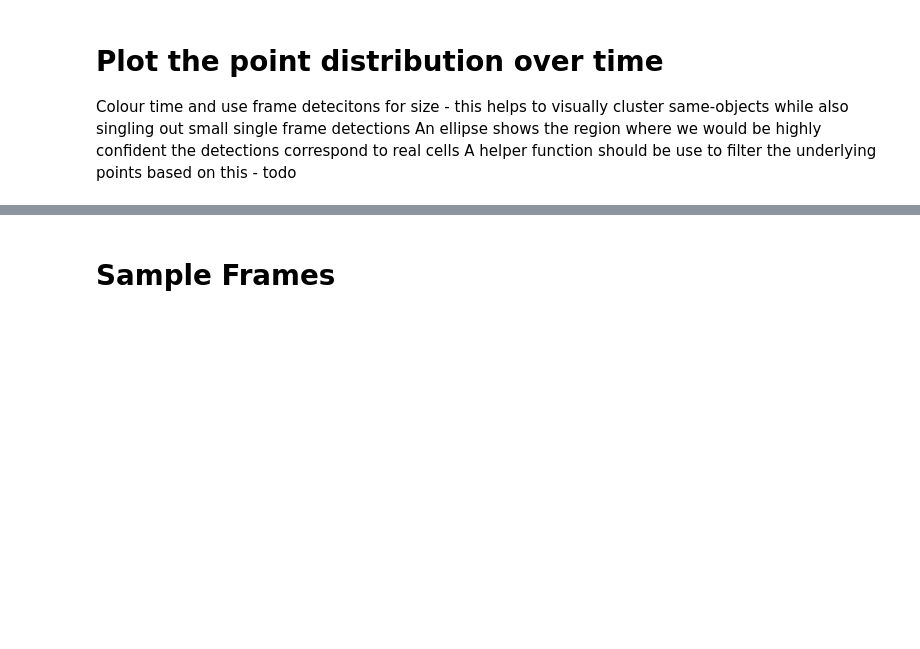
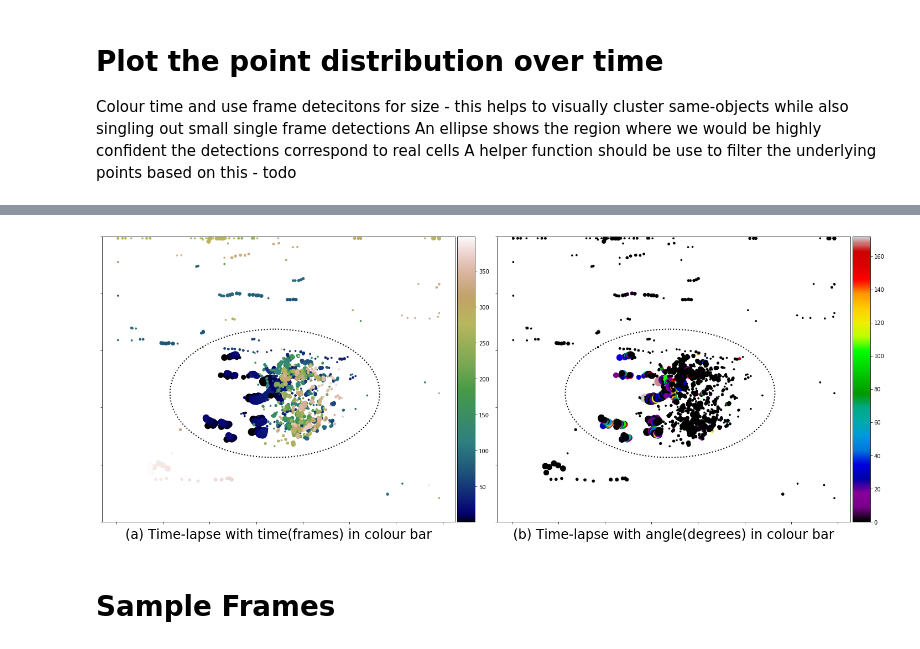
Before and after one commit to GiovanniSena/LiSM_CYCB_tracking, a Jupyter notebook: figures.ipynb, the cells around one changed output, grey strips where cells are left out. Saved outputs shown, nothing was run; the diff lists cells and outputs as text; code cells hidden in the pictures; blank space fills up the shorter version.

```diff
--- a/figures.ipynb
+++ b/figures.ipynb
@@ -16,4 +31,13 @@ c = context.folder_context("C:/Users/mrsir/Box Sync/CYCB-GFP/cut/April 4 (cut ru
 Colour time and use frame detecitons for size - this helps to visually cluster same-objects while also singling out small single frame detections
 An ellipse shows the region where we would be highly confident the detections correspond to real cells
 A helper function should be use to filter the underlying points based on this - todo
+# %%
+import pandas as pd
+import numpy as np
+from numpy import nan
+stats= pd.read_csv("./cached_datax/tree_stats.csv").drop("Unnamed: 0",1)
+stats =stats.reset_index()
+# %%
+#todo - i changed out the data index is set by default, need to update
+stats["data_t_index"] = stats["data_t_index"].fillna(stats["index"])
 # %%
@@ -39,5 +59,5 @@ angles = expand_angles(stats)
 # %%
-df=pd.read_csv("./cached_datax/data.csv.temp").drop("Unnamed: 0",1)
+df=pd.read_csv("./cached_datax/data.csv").drop("Unnamed: 0",1)
 df = pd.merge(df,angles,on=["t","key"],how="left")
 df["angle_diff"] = df["diff"] .fillna(0)
 df["epsilon1"] = df["epsilon1"].fillna(0.1).round(1) * 10
@@ -50,23 +78,25 @@ df.head()
 # %%
 %matplotlib inline
 import pandas as pd
 from matplotlib.patches import Ellipse
 from mpl_toolkits.axes_grid1 import make_axes_locatable
 #df=df[df.tdetections>1]
 fig, (ax1,ax2) = plt.subplots(1, 2, figsize=(20, 8), tight_layout=True)
 colors = ["gist_earth", "spectral"]
 cols = ["t", "angle_diff"]
-names = ["(a) Time-lapse showing time in colour bar", "(b) Time-lapse showing angle differences in colour bar"]
+names = ["(a) Time-lapse with time(frames) in colour bar", "(b) Time-lapse with angle(degrees) in colour bar"]
 for i, ax in enumerate([ax1,ax2]):
     s=ax.scatter(df.x, df.y, s=df["tdetections"]*7, c=df[cols[i]], cmap=colors[i])
     e= Ellipse((680, 550), 900, 450,linewidth=2, linestyle=":", fill=False,)
     ax.add_artist(e)
     ax.set_ylim(1000,0)
     ax.set_xticklabels([])
     ax.set_yticklabels([])
-    ax.set_xlabel(names[i],fontsize=14)
+    ax.set_xlabel(names[i],fontsize=24)
     cb = plt.colorbar(s,make_axes_locatable(ax).append_axes("right", size="5%", pad=0.05))
-fig.savefig("./samples/timelapse.pdf",bbox_inches='tight')
+fig.savefig("./samples/Fig11.pdf",bbox_inches='tight')
+# %% [output]
+[figure, added]
 # %%
 angles = pd.DataFrame(entry["marriage_angles"]).set_index("key").dropna()#[0:5]
 plots.plot_disp_angles(entry["best_tr_angle"], angles.values, angles.index)
```
Also changed, not shown: parts of 10 cells of this notebook, 12 other files.
